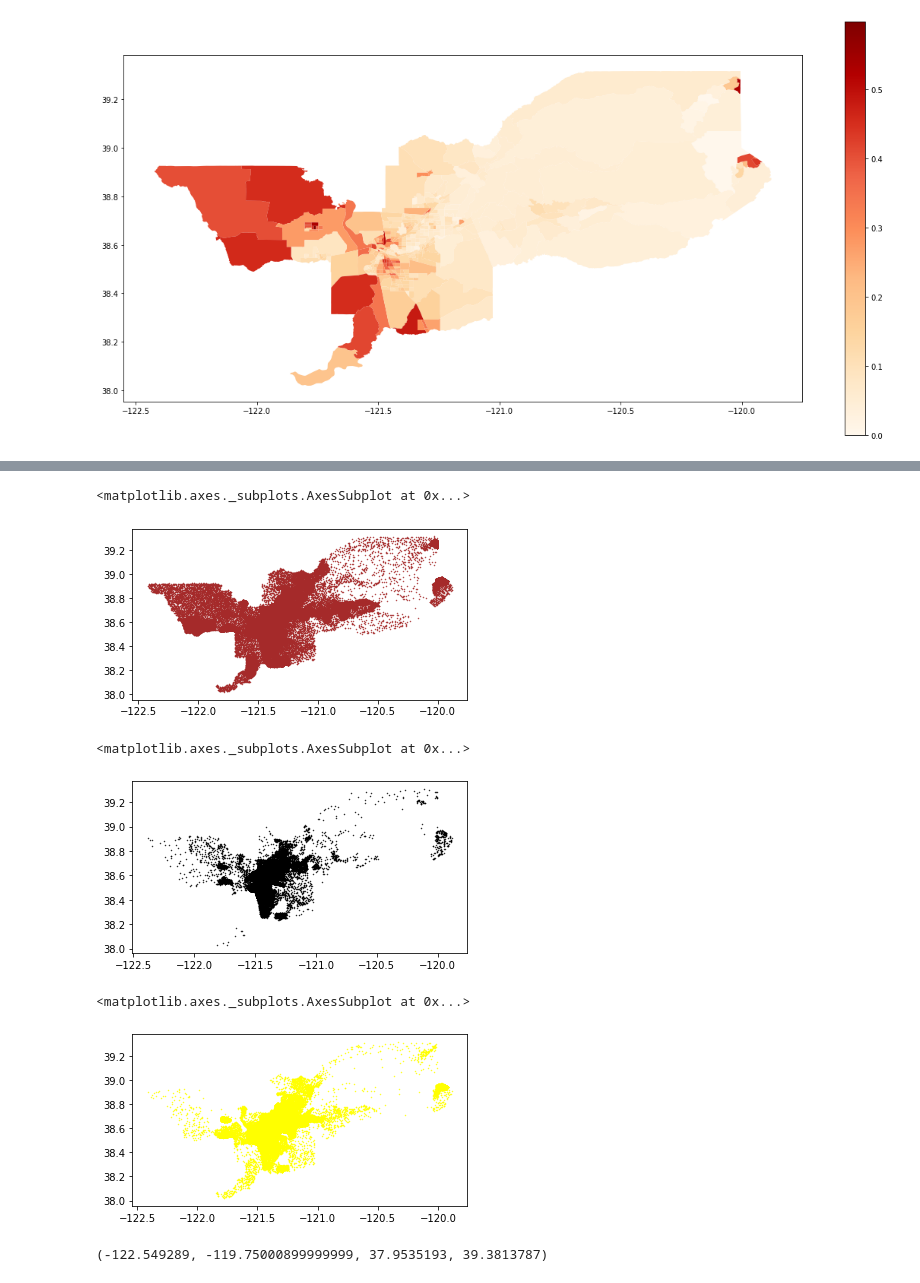
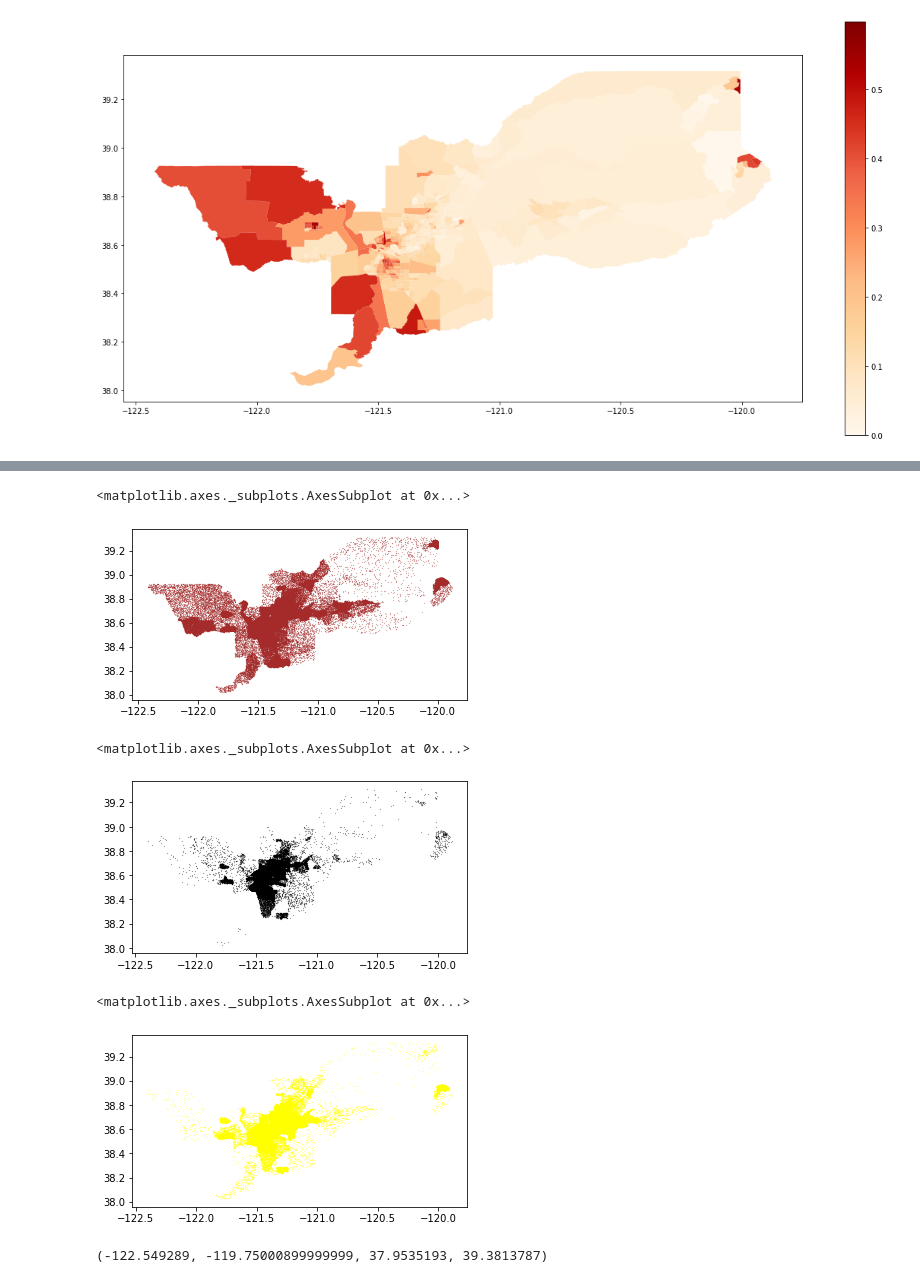
Before and after one commit to sjsrey/segregation, a Jupyter notebook: notebooks/dotmaps.ipynb, the cells around one changed output, grey strips where cells are left out. Saved outputs shown, nothing was run; the diff lists cells and outputs as text; code cells hidden in the pictures.

```diff
--- a/notebooks/dotmaps.ipynb
+++ b/notebooks/dotmaps.ipynb
@@ -131,20 +116,20 @@ h_gdf = gpd.GeoDataFrame(geometry = GeoSeries(map(Point, zip(ha[:,0], ha[:,1])))
 b_gdf = gpd.GeoDataFrame(geometry = GeoSeries(map(Point, zip(ba[:,0], ba[:,1]))))
 a_gdf = gpd.GeoDataFrame(geometry = GeoSeries(map(Point, zip(aa[:,0], aa[:,1]))))
 # %%
-h_gdf.plot(markersize=0.2, color='brown')
+h_gdf.plot(markersize=0.02, color='brown')
 # %% [output]
 <matplotlib.axes._subplots.AxesSubplot at 0x...>
-[figure, old version]
+[figure, new version]
 # %%
-b_gdf.plot(markersize=0.2, color='black')
+b_gdf.plot(markersize=0.02, color='black')
 # %% [output]
 <matplotlib.axes._subplots.AxesSubplot at 0x...>
-[figure, old version]
+[figure, new version]
 # %%
-a_gdf.plot(markersize=0.2, color='yellow')
+a_gdf.plot(markersize=0.02, color='yellow')
 # %% [output]
 <matplotlib.axes._subplots.AxesSubplot at 0x...>
-[figure, old version]
+[figure, new version]
 # %%
 fig, ax = plt.subplots(1,1, figsize=(12,12))
 gdf.plot(ax=ax,alpha=0.7)
```
Also changed, not shown: parts of 80 cells of this notebook.
